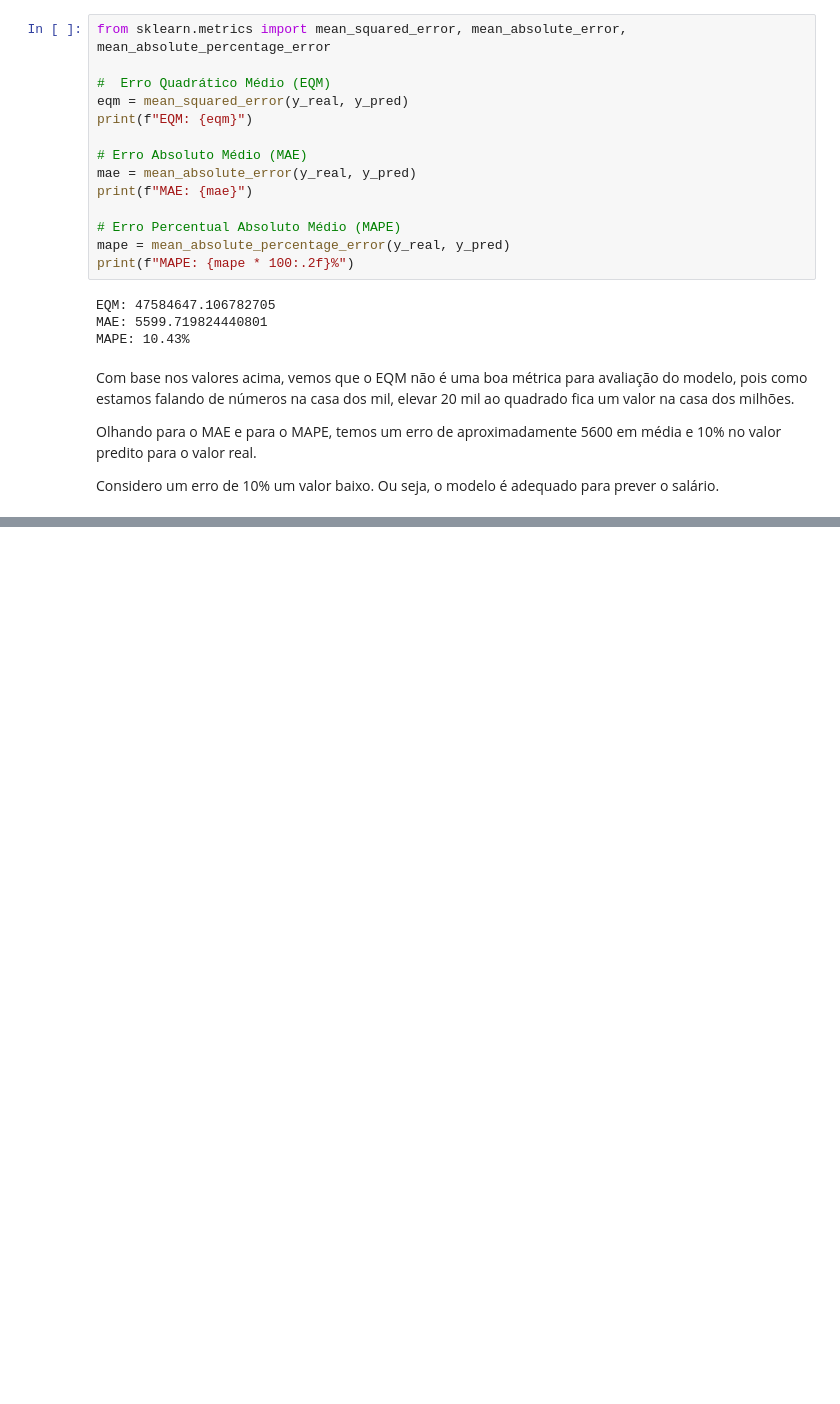
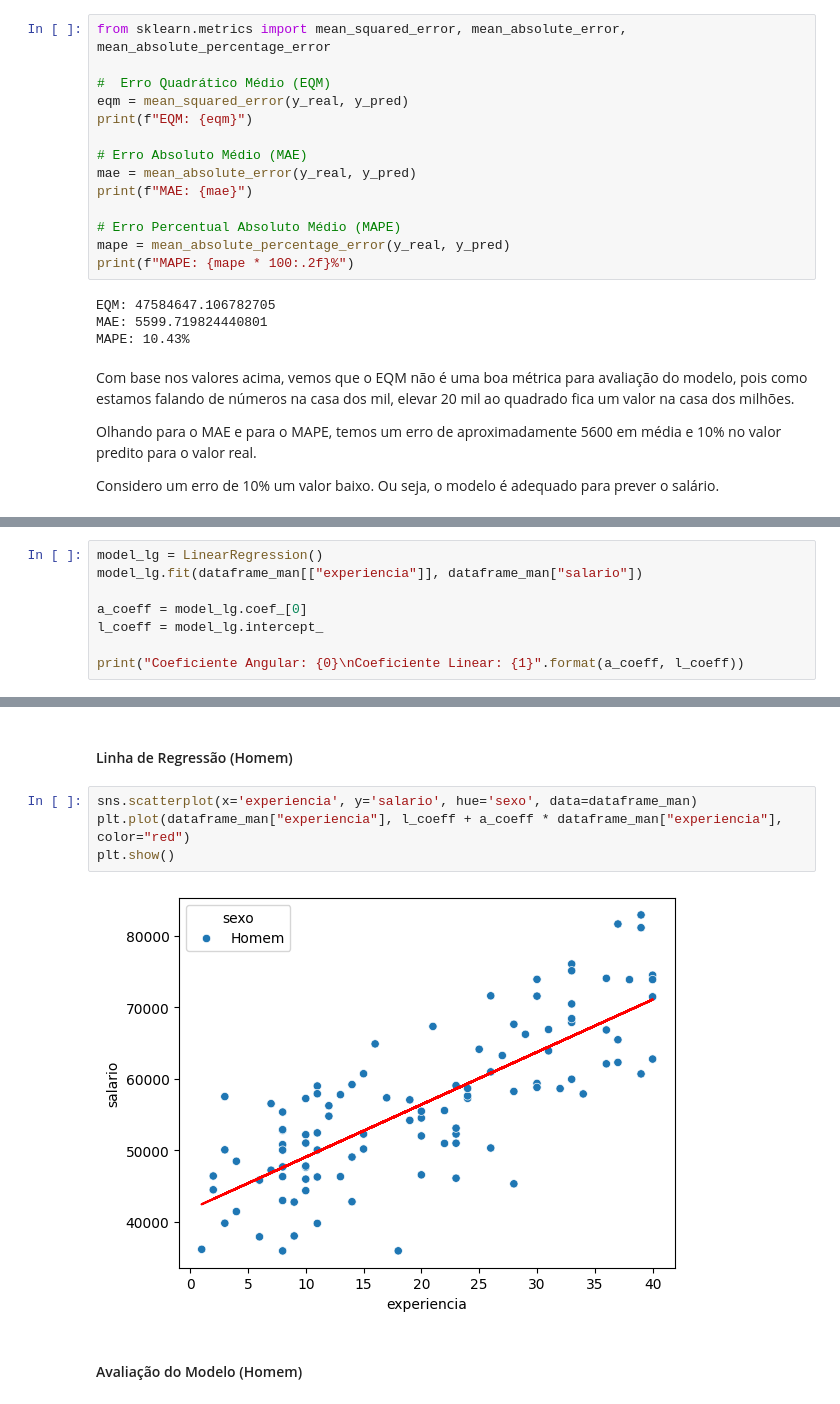
Before and after one commit to GodKelvin/pos-ia-dados-ufes, a Jupyter notebook: Regressão e Séries Temporais/Trab1_Regressao_Linear_Simples.ipynb, the cells around one changed output, grey strips where cells are left out. Cells and saved outputs as stored; diff of their text form; blank space fills up the shorter version.

```diff
--- a/Regressão e Séries Temporais/Trab1_Regressao_Linear_Simples.ipynb
+++ b/Regressão e Séries Temporais/Trab1_Regressao_Linear_Simples.ipynb
@@ -266,0 +284,8 @@ Considero um erro de 10% um valor baixo. Ou seja, o modelo é adequado para prev
+# %%
+model_lg = LinearRegression()
+model_lg.fit(dataframe_man[["experiencia"]], dataframe_man["salario"])
+
+a_coeff = model_lg.coef_[0]
+l_coeff = model_lg.intercept_
+
+print("Coeficiente Angular: {0}\nCoeficiente Linear: {1}".format(a_coeff, l_coeff))
@@ -266,0 +312,10 @@ Considero um erro de 10% um valor baixo. Ou seja, o modelo é adequado para prev
+# %% [markdown]
+#### Linha de Regressão (Homem)
+# %%
+sns.scatterplot(x='experiencia', y='salario', hue='sexo', data=dataframe_man)
+plt.plot(dataframe_man["experiencia"], l_coeff + a_coeff * dataframe_man["experiencia"], color="red")
+plt.show()
+# %% [output]
+[figure, added]
+# %% [markdown]
+#### Avaliação do Modelo (Homem)
```
Also changed, not shown: parts of 22 cells of this notebook.
